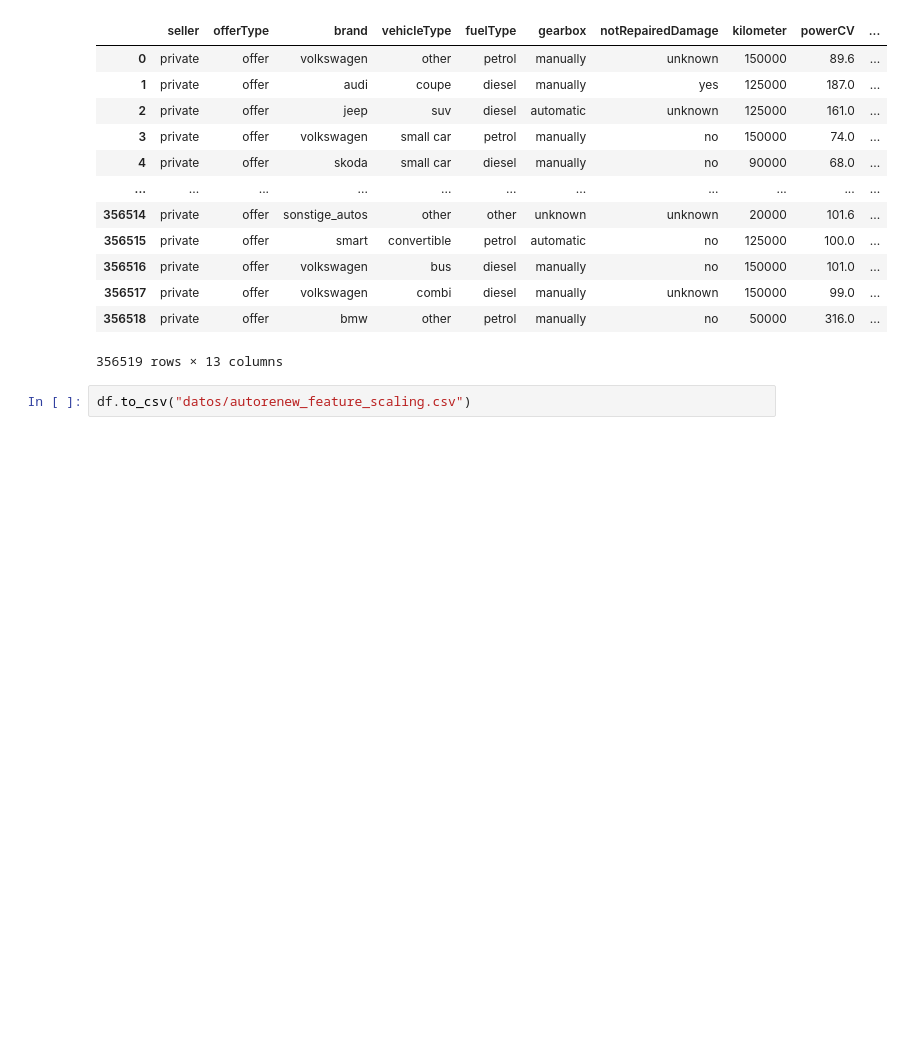
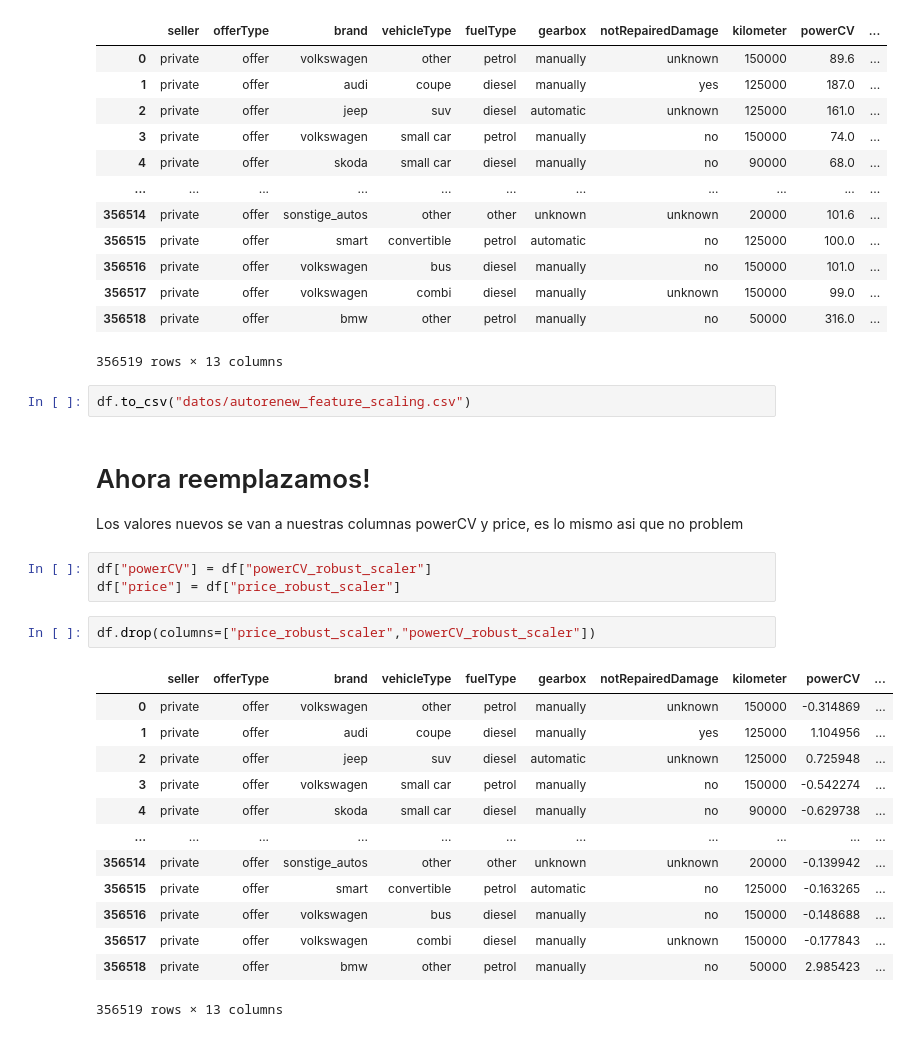
Before and after one commit to apelsito/laboratorio-modulo7-leccion02-feature-scaling, a Jupyter notebook: laboratorio-modulo7-leccion02-feature-scaling.ipynb, the cells around one changed output. Cells and saved outputs as stored; diff of their text form; blank space fills up the shorter version.

```diff
--- a/laboratorio-modulo7-leccion02-feature-scaling.ipynb
+++ b/laboratorio-modulo7-leccion02-feature-scaling.ipynb
@@ -134,3 +134,25 @@ df
 356519 rows × 13 columns
 # %%
 df.to_csv("datos/autorenew_feature_scaling.csv")
+# %% [markdown]
+# Ahora reemplazamos!
+Los valores nuevos se van a nuestras columnas powerCV y price, es lo mismo asi que no problem
+# %%
+df["powerCV"] = df["powerCV_robust_scaler"]
+df["price"] = df["price_robust_scaler"]
+# %%
+df.drop(columns=["price_robust_scaler","powerCV_robust_scaler"])
+# %% [output]
+|  | seller | offerType | brand | vehicleType | fuelType | gearbox | notRepairedDamage | kilometer | powerCV | ... |
+| 0 | private | offer | volkswagen | other | petrol | manually | unknown | 150000 | -0.314869 | ... |
+| 1 | private | offer | audi | coupe | diesel | manually | yes | 125000 | 1.104956 | ... |
+| 2 | private | offer | jeep | suv | diesel | automatic | unknown | 125000 | 0.725948 | ... |
+| 3 | private | offer | volkswagen | small car | petrol | manually | no | 150000 | -0.542274 | ... |
+| 4 | private | offer | skoda | small car | diesel | manually | no | 90000 | -0.629738 | ... |
+| ... | ... | ... | ... | ... | ... | ... | ... | ... | ... | ... |
+| 356514 | private | offer | sonstige_autos | other | other | unknown | unknown | 20000 | -0.139942 | ... |
+| 356515 | private | offer | smart | convertible | petrol | automatic | no | 125000 | -0.163265 | ... |
+| 356516 | private | offer | volkswagen | bus | diesel | manually | no | 150000 | -0.148688 | ... |
+| 356517 | private | offer | volkswagen | combi | diesel | manually | unknown | 150000 | -0.177843 | ... |
+| 356518 | private | offer | bmw | other | petrol | manually | no | 50000 | 2.985423 | ... |
+356519 rows × 13 columns
```
Also changed, not shown: 1 other file.
